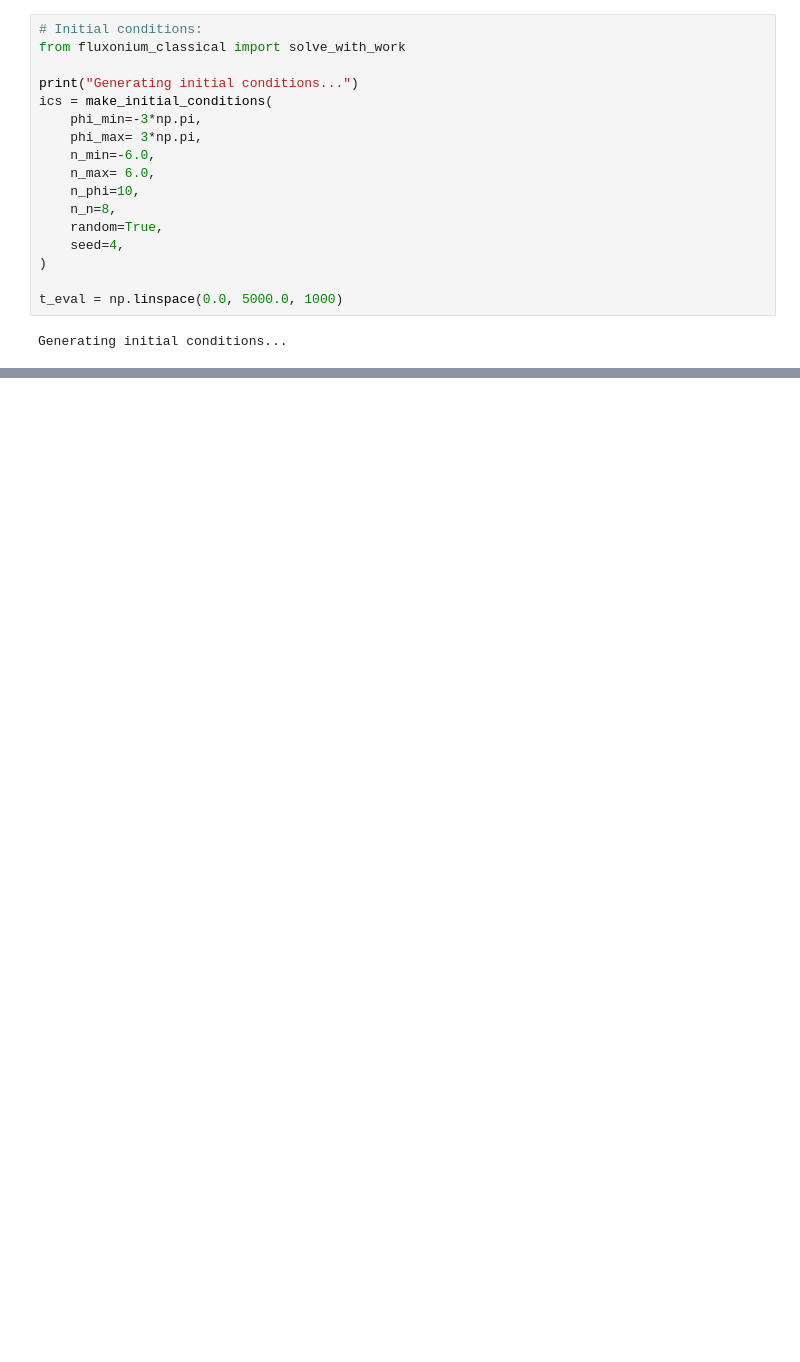
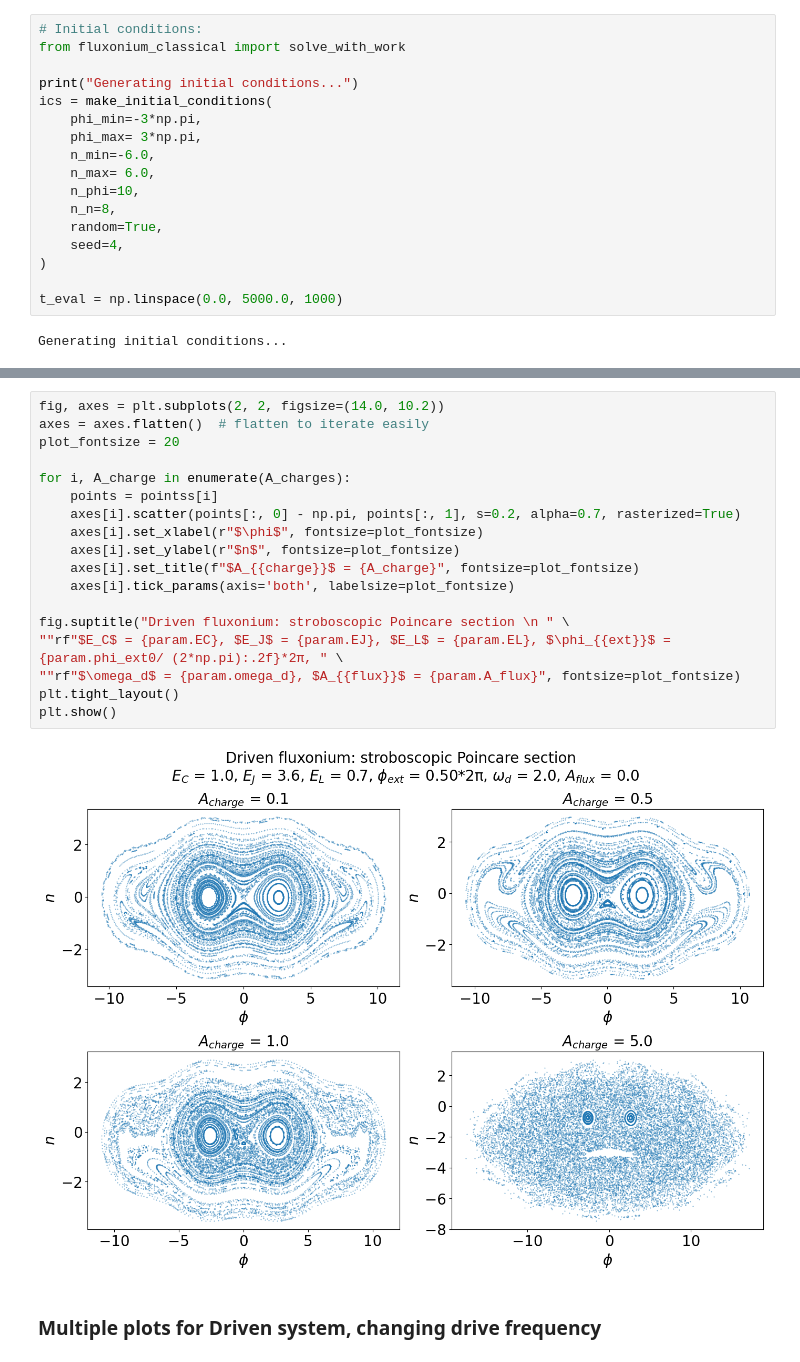
Before and after one commit to edsonsignor/Fluxonium-chaos, a Jupyter notebook: notebooks/Classical_Poincare.ipynb, the cells around one changed output, grey strips where cells are left out. Saved outputs shown, nothing was run; the diff lists cells and outputs as text; blank space fills up the shorter version.

```diff
--- a/notebooks/Classical_Poincare.ipynb
+++ b/notebooks/Classical_Poincare.ipynb
@@ -288,0 +386,22 @@ plt.show()
+# %%
+fig, axes = plt.subplots(2, 2, figsize=(14.0, 10.2))
+axes = axes.flatten()  # flatten to iterate easily
+plot_fontsize = 20
+
+for i, A_charge in enumerate(A_charges):
+    points = pointss[i]
+    axes[i].scatter(points[:, 0] - np.pi, points[:, 1], s=0.2, alpha=0.7, rasterized=True)
+    axes[i].set_xlabel(r"$\phi$", fontsize=plot_fontsize)
+    axes[i].set_ylabel(r"$n$", fontsize=plot_fontsize)
+    axes[i].set_title(f"$A_{{charge}}$ = {A_charge}", fontsize=plot_fontsize)
+    axes[i].tick_params(axis='both', labelsize=plot_fontsize)
+
+fig.suptitle("Driven fluxonium: stroboscopic Poincare section \n " \
+""rf"$E_C$ = {param.EC}, $E_J$ = {param.EJ}, $E_L$ = {param.EL}, $\phi_{{ext}}$ = {param.phi_ext0/ (2*np.pi):.2f}*2π, " \
+""rf"$\omega_d$ = {param.omega_d}, $A_{{flux}}$ = {param.A_flux}", fontsize=plot_fontsize)
+plt.tight_layout()
+plt.show()
+# %% [output]
+[figure, added]
+# %% [markdown]
+### Multiple plots for Driven system, changing drive frequency
```
Also changed, not shown: parts of 18 cells of this notebook, 7 other files.
